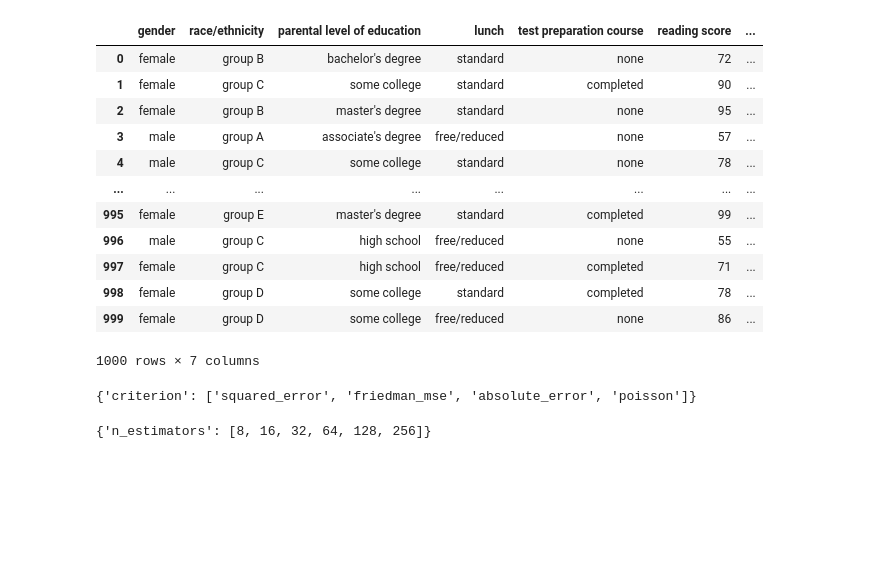
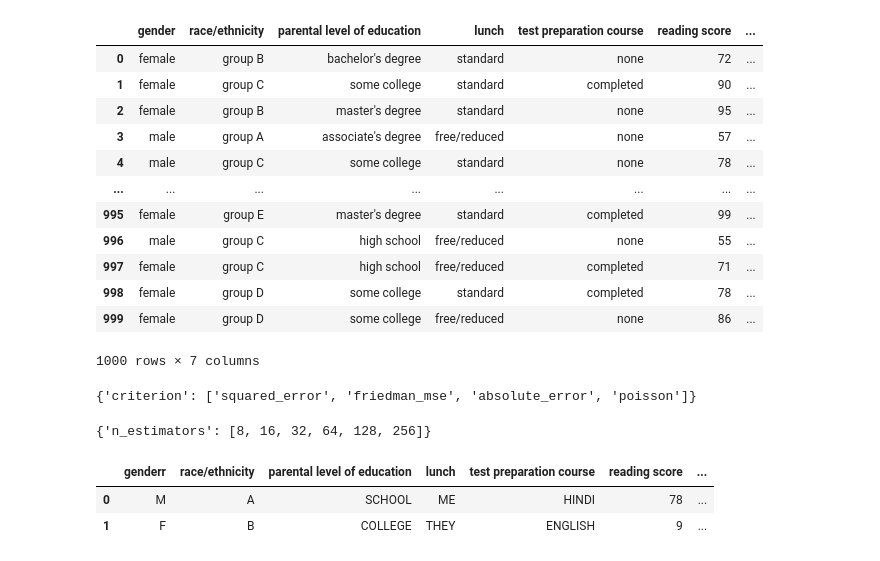
Before and after one commit to Princeaggarwal78/END-TO-END-PREDICTION, a Jupyter notebook: experiment/Experiment.ipynb, the cells around one changed output. Cells and saved outputs as stored; diff of their text form; code cells hidden in the pictures; blank space fills up the shorter version.

```diff
--- a/experiment/Experiment.ipynb
+++ b/experiment/Experiment.ipynb
@@ -272,3 +272,17 @@ para = params[list(models.keys())[0]]
 para
 # %% [output]
 {'n_estimators': [8, 16, 32, 64, 128, 256]}
+# %%
+import pandas as pd
+columns = {"genderr":['M','F'],
+                "race/ethnicity":['A','B'],
+                "parental level of education":['SCHOOL','COLLEGE'],
+                "lunch":['ME','THEY'],
+                "test preparation course":['HINDI','ENGLISH'],
+                "reading score":[78,9],
+                "writing score":[78,10]}
+pd.DataFrame(columns)
+# %% [output]
+|  | genderr | race/ethnicity | parental level of education | lunch | test preparation course | reading score | ... |
+| 0 | M | A | SCHOOL | ME | HINDI | 78 | ... |
+| 1 | F | B | COLLEGE | THEY | ENGLISH | 9 | ... |
```
Also changed, not shown: 5 other files.
